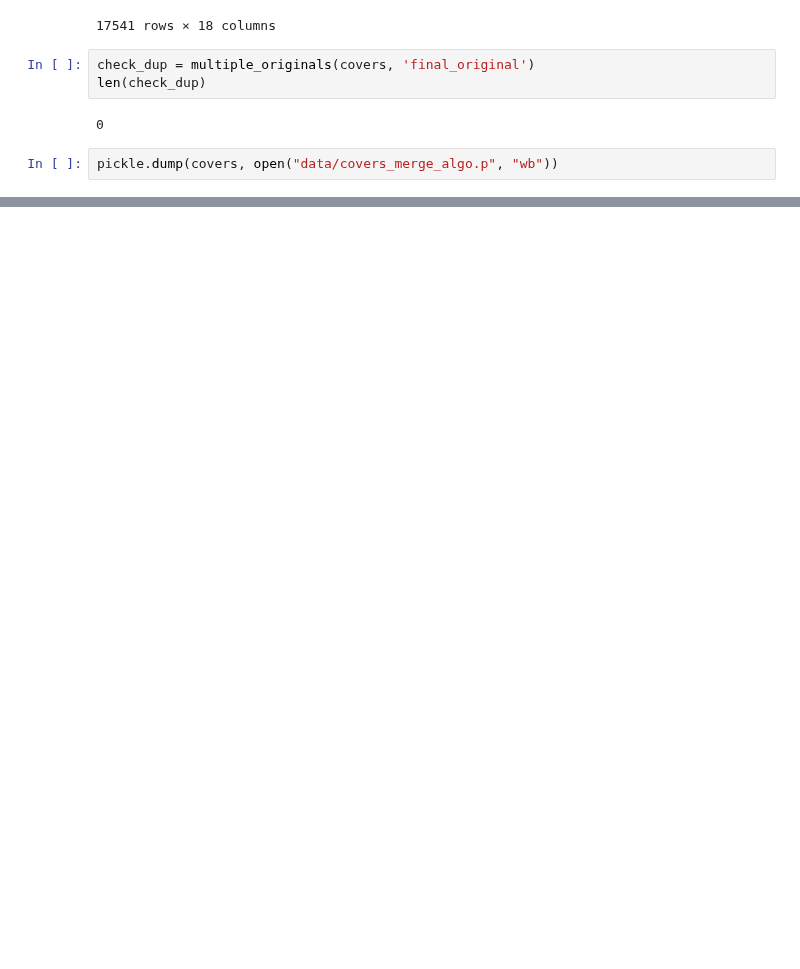
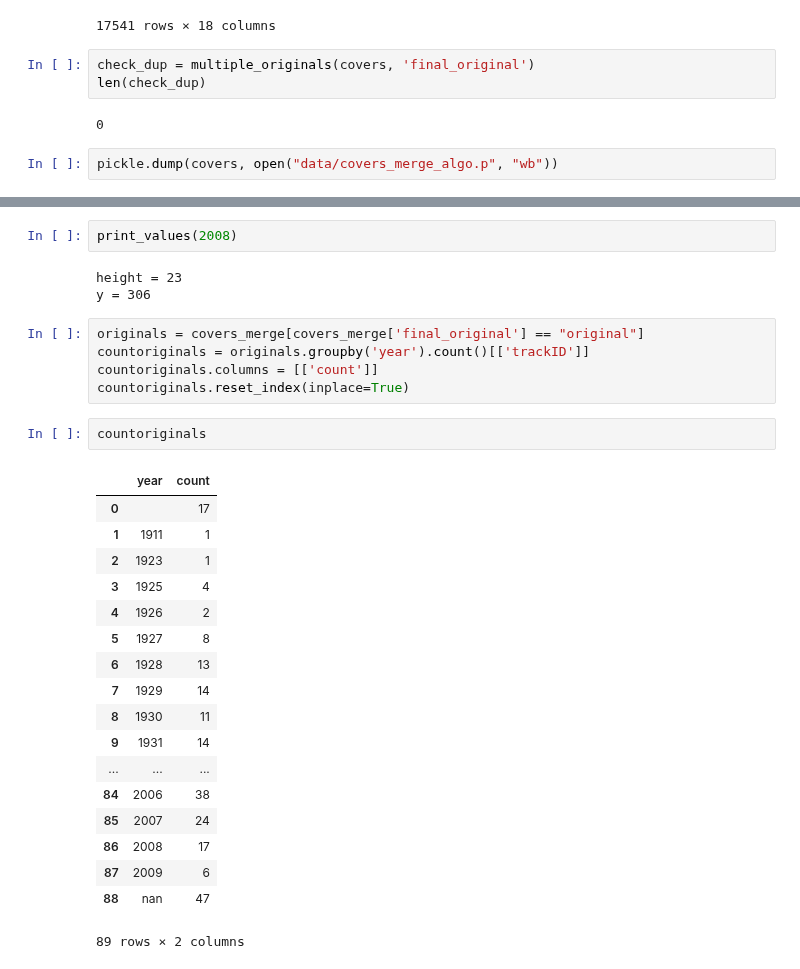
Before and after one commit to padesplaces/ada2017, a Jupyter notebook: project/notebook_lou.ipynb, the cells around one changed output, grey strips where cells are left out. Drawn from its saved outputs; the diff is of its cells as text; blank space fills up the shorter version.

```diff
--- a/project/notebook_lou.ipynb
+++ b/project/notebook_lou.ipynb
@@ -121,0 +155,31 @@ pickle.dump(covers, open("data/covers_merge_algo.p", "wb"))
+# %%
+print_values(2008)
+# %% [output]
+height = 23
+y = 306
+# %%
+originals = covers_merge[covers_merge['final_original'] == "original"]
+countoriginals = originals.groupby('year').count()[['trackID']]
+countoriginals.columns = [['count']]
+countoriginals.reset_index(inplace=True)
+# %%
+countoriginals
+# %% [output]
+|  | year | count |
+| 0 |  | 17 |
+| 1 | 1911 | 1 |
+| 2 | 1923 | 1 |
+| 3 | 1925 | 4 |
+| 4 | 1926 | 2 |
+| 5 | 1927 | 8 |
+| 6 | 1928 | 13 |
+| 7 | 1929 | 14 |
+| 8 | 1930 | 11 |
+| 9 | 1931 | 14 |
+| ... | ... | ... |
+| 84 | 2006 | 38 |
+| 85 | 2007 | 24 |
+| 86 | 2008 | 17 |
+| 87 | 2009 | 6 |
+| 88 | nan | 47 |
+89 rows × 2 columns
```
Also changed, not shown: parts of 7 cells of this notebook, 2 other files.
